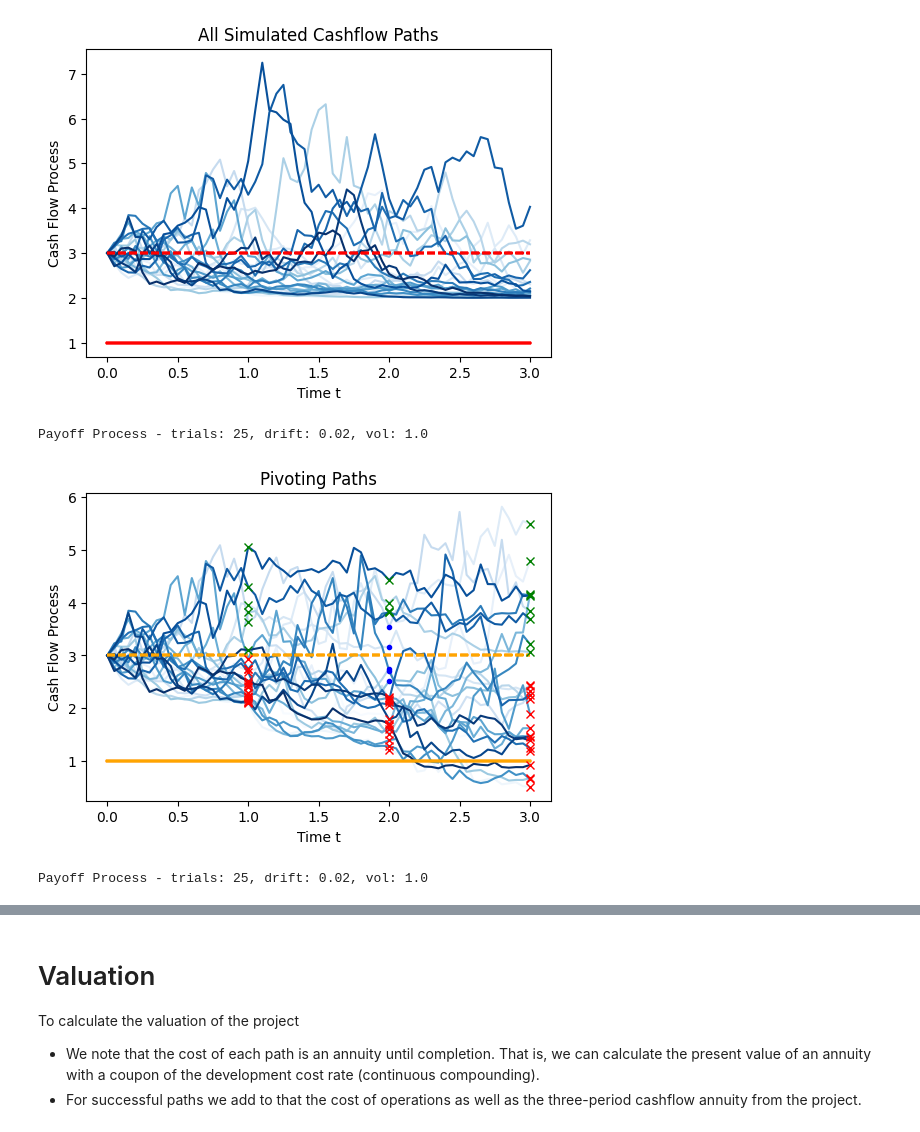
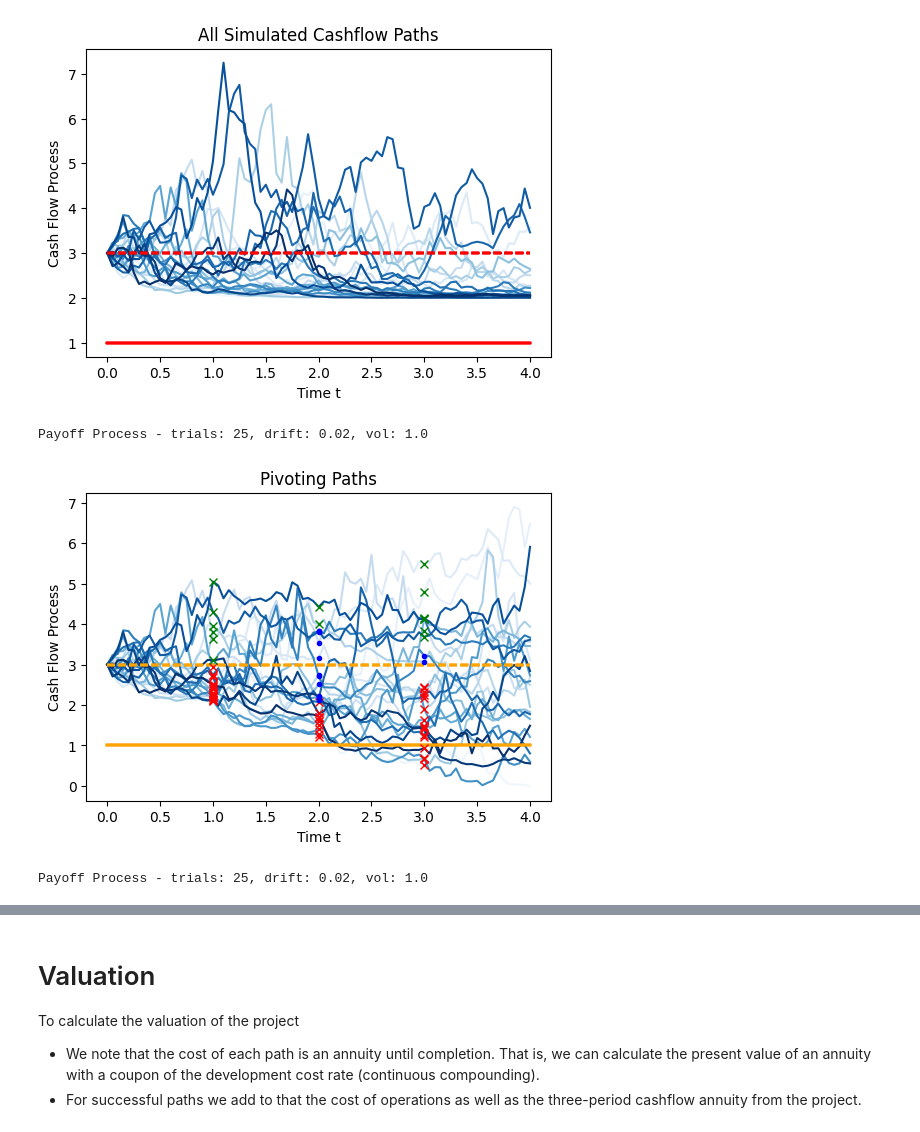
Before and after one commit to Alistair-Russell/Lean-Project-Valuation, a Jupyter notebook: lean_valuation.ipynb, the cells around one changed output, grey strips where cells are left out. Drawn from its saved outputs; the diff is of its cells as text; code cells hidden in the pictures.

Commit message:
Updated pathing to evaluate exercise decisions and continuation values easier

```diff
--- a/lean_valuation.ipynb
+++ b/lean_valuation.ipynb
@@ -35,7 +35,7 @@ def pv_annuity(payment, r, t):
 # %%
 # Simulation Parameters
 N = 25        # no simulations
-T = 3         # simulation periods
+T = 4        # simulation periods
 STEP = 20     # timesteps per period
 DRIFT = 0.02  # cashflow drift rate
 VOL = 1.0     # cashflow volatility
@@ -117,7 +117,7 @@ plt.show()
 txt = f"""Payoff Process - trials: {N}, drift: {DRIFT}, vol: {VOL}"""
 print(txt)
 # %% [output]
-[figure, old version]
+[figure, new version]
 Payoff Process - trials: 25, drift: 0.02, vol: 1.0
 # %%
 class LeanProjectValuation:
@@ -260,35 +268,35 @@ class LeanProjectValuation:
 # %%
 # Create a project instance and get the valuation
 initials = np.array([3])
-threshold_dict = {1:(0.75,1.25), 2:(0.75,1.25)}
+threshold_dict = {1:(0.7,1.3),2:(0.9,1.1)}
 seed = 1230
 
 lpv = LeanProjectValuation(po, cd, co, seed, initials, threshold_dict)
-paths = lpv.generate_paths(TIME_ARRAY, 3)
+paths = lpv.generate_paths(TIME_ARRAY, T)
 
 # plot all cashflow and cost processes
 plt.figure(figsize=FIGSIZE)
 plt.gca().set_prop_cycle(plt.cycler('color', plt.cm.Blues(np.linspace(0, 1, N))))
 
 plt.plot(TIME_ARRAY, paths)
 plt.plot(TIME_ARRAY, cost_dev, color='orange', )
 plt.plot(TIME_ARRAY, cost_ops, color='orange', linestyle='dashed')
 
 for stage in [1,2,3]:
-    abandons = [v for t,v in lpv.pivots[stage-1] if t == -1]
+    abandons = [v for ex,v,_ in lpv.exercise_decisions[stage-1] if ex == -1]
     plt.plot(np.repeat([stage],len(abandons)), abandons, "rx")
-    completions = [v for t,v in lpv.pivots[stage-1] if t == 1]
+    completions = [v for ex,v,_ in lpv.exercise_decisions[stage-1] if ex == 1]
     plt.plot(np.repeat([stage],len(completions)), completions, "gx")
-    pivots = [v for t,v in lpv.pivots[stage-1] if t == 0]
+    pivots = [v for ex,v,_ in lpv.exercise_decisions[stage-1] if ex == 0]
     plt.plot(np.repeat([stage],len(pivots)), pivots, "b.")
 
 plt.title("Pivoting Paths")
 plt.xlabel("Time t")
 plt.ylabel("Cash Flow Process")
 plt.show()
 
 txt = f"""Payoff Process - trials: {N}, drift: {DRIFT}, vol: {VOL}"""
 print(txt)
 # %% [output]
-[figure, old version]
+[figure, new version]
 Payoff Process - trials: 25, drift: 0.02, vol: 1.0
```
Also changed, not shown: parts of 2 cells of this notebook.
